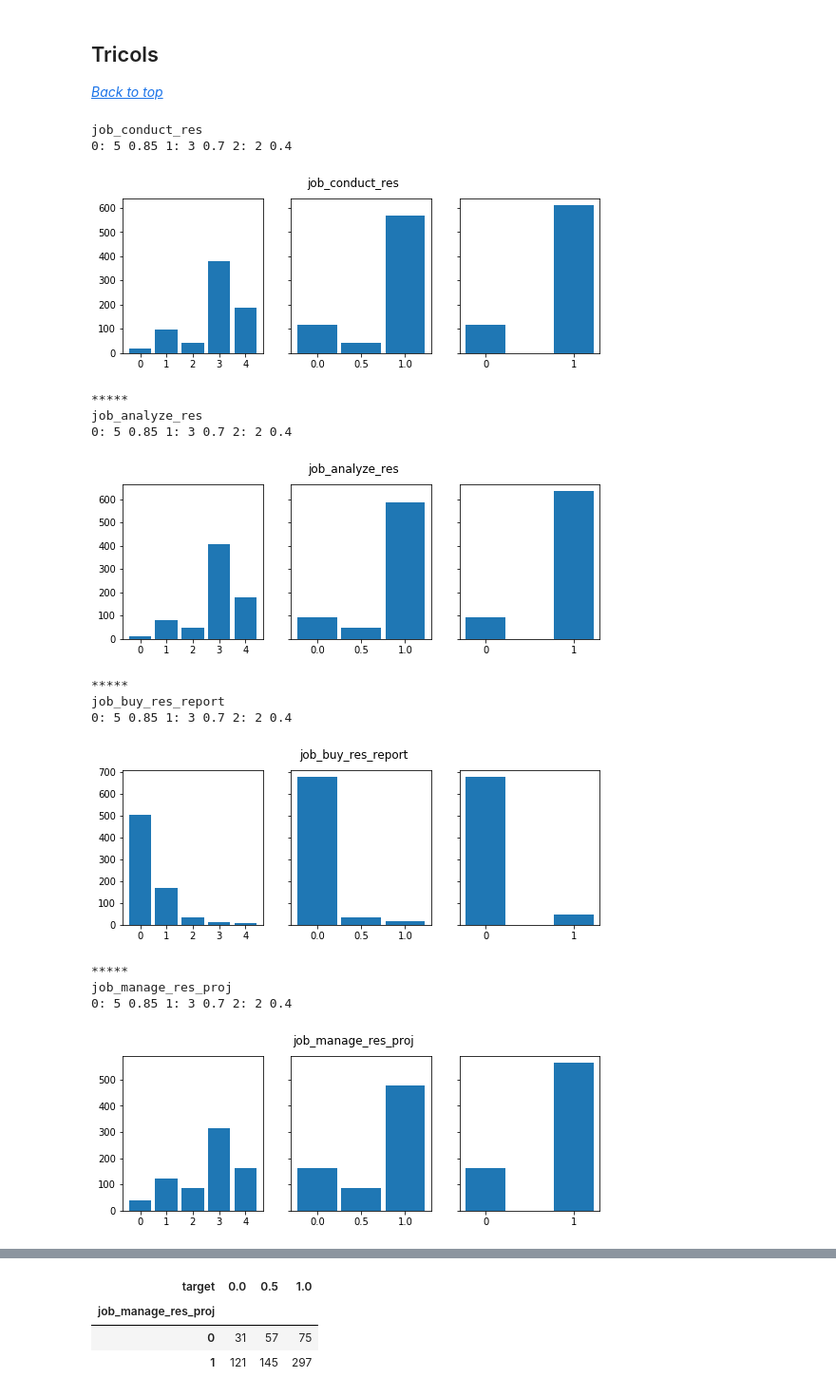
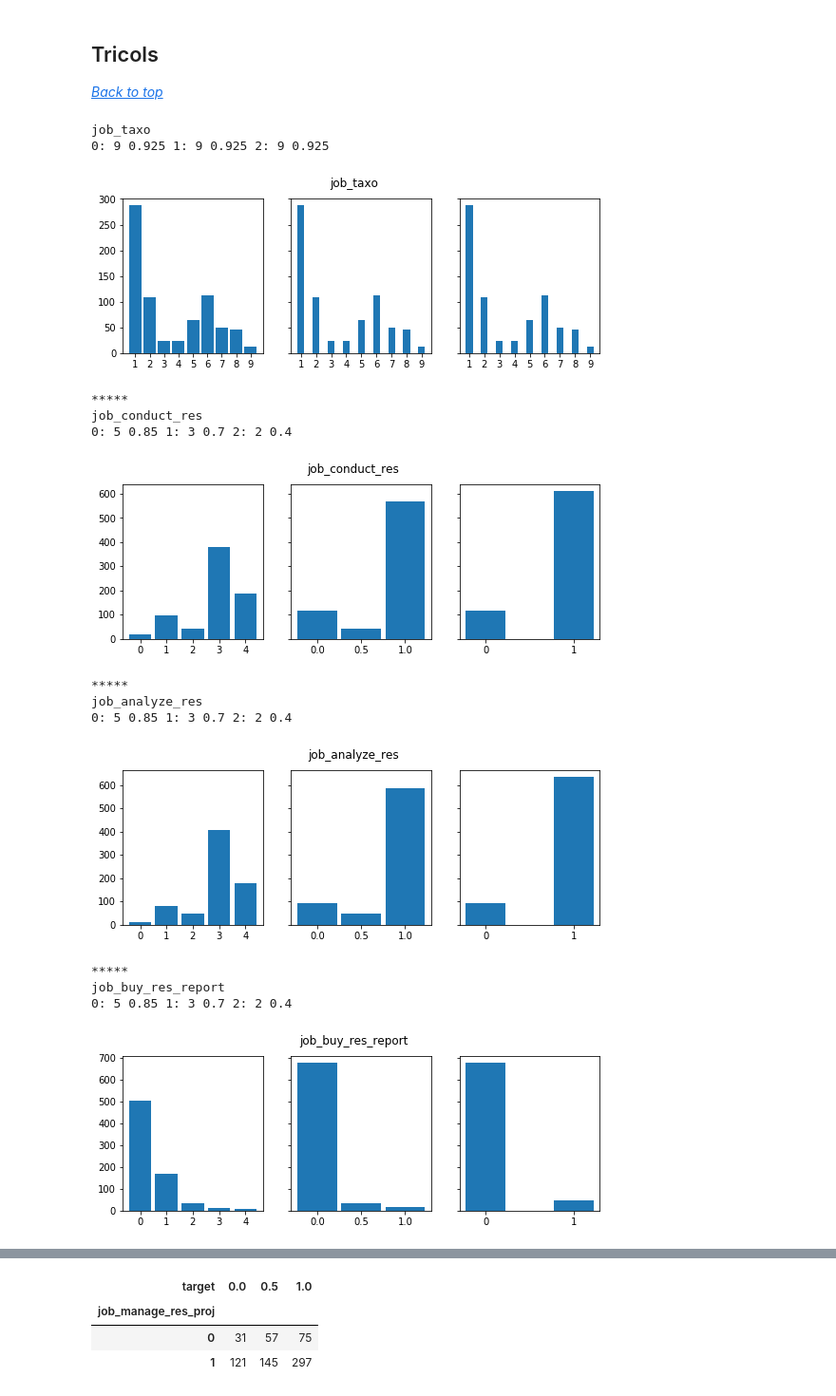
Before and after one commit to PersonaPredicta/Survey_Says..., a Jupyter notebook: kev/kworking_explore.ipynb, the cells around one changed output, grey strips where cells are left out. Shown at 95% size. Drawn from its saved outputs; the diff is of its cells as text; code cells hidden in the pictures.

Commit message:
updated chi2 and column list

```diff
--- a/kev/kworking_explore.ipynb
+++ b/kev/kworking_explore.ipynb
@@ -318,0 +322,4 @@ display(dfrecode2.describe().T)
+# %%
+ctgy_cols = df.select_dtypes(['category']).columns
+print(type(ctgy_cols))
+ctgy_cols.to_list()
@@ -346,0 +366,14 @@ y = 'target'
+# %%
+exclude_cols_chi2 = [
+    'job_title',
+    'num_employees',
+    'num_researchers',
+    'primary_industry',
+    'types_res_used',
+    'future_res',
+    'job_id',
+    'learning_workshop',
+    'learning_conference',
+    'likely_conference',
+    'likely_workshop'
+]
@@ -346,0 +383,5 @@ y = 'target'
+# %%
+list_cols = ctgy_cols.to_list() + quant_cols.to_list()
+list_cols = [col for col in list_cols if col not in exclude_cols_chi2]
+chi2_cols = [col for col in df.columns.to_list() if col in list_cols]
+chi2_cols
@@ -469,21 +532,21 @@ def countplot_tricols(df0, df1, df2, cols):
             plt.show()
         print('*****')
 # %%
-countplot_tricols(df0=df, df1=dfrecode3, df2=dfrecode2, cols=x)
+countplot_tricols(df0=df, df1=dfrecode3, df2=dfrecode2, cols=chi2_cols)
 # %% [output]
-job_conduct_res
-0: 5 0.85 1: 3 0.7 2: 2 0.4
+job_taxo
+0: 9 0.925 1: 9 0.925 2: 9 0.925
-[figure, old version]
+[figure, new version]
 *****
-job_analyze_res
+job_conduct_res
 0: 5 0.85 1: 3 0.7 2: 2 0.4
-[figure, old version]
+[figure, new version]
 *****
-job_buy_res_report
+job_analyze_res
 0: 5 0.85 1: 3 0.7 2: 2 0.4
-[figure, old version]
+[figure, new version]
 *****
-job_manage_res_proj
+job_buy_res_report
 0: 5 0.85 1: 3 0.7 2: 2 0.4
-[figure, old version]
+[figure, new version]
 *****
```
Also changed, not shown: parts of 22 cells of this notebook, 5 other files.
